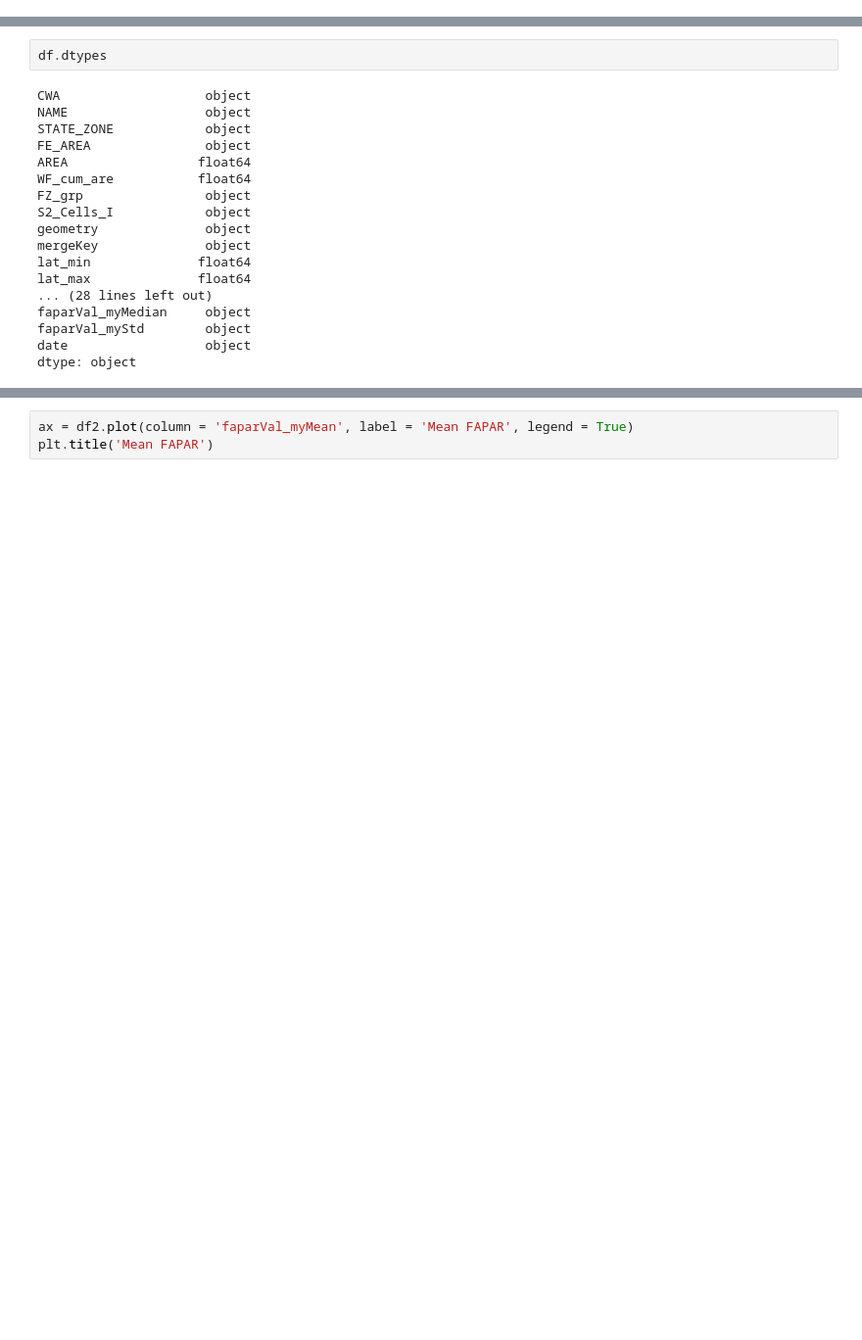
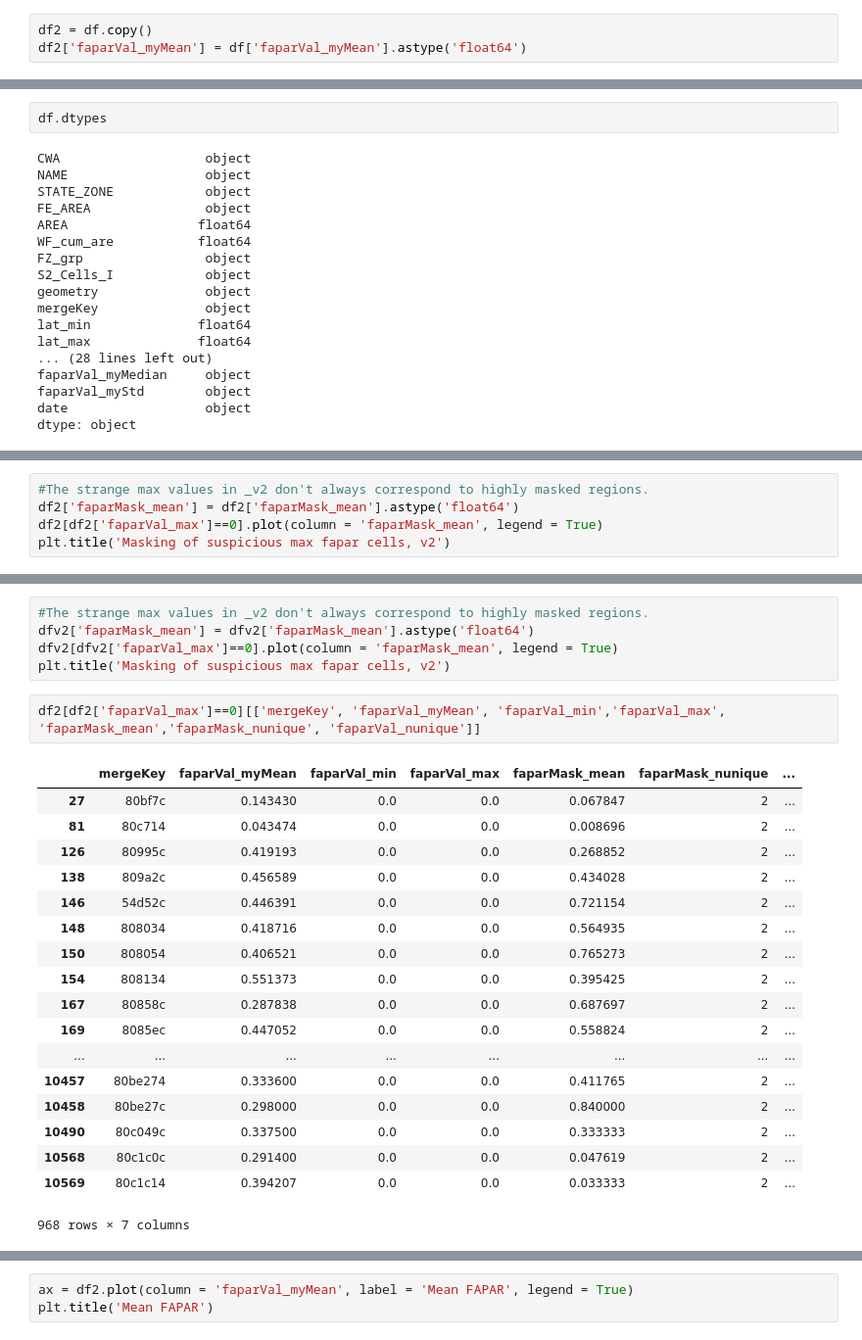
Before and after one commit to jayzuniga/w210_Wildfire, a Jupyter notebook: sat_process/reprocess satdata.ipynb, the cells around one changed output, grey strips where cells are left out. Shown at 98% size. Cells and saved outputs as stored; diff of their text form; blank space fills up the shorter version.

```diff
--- a/sat_process/reprocess satdata.ipynb
+++ b/sat_process/reprocess satdata.ipynb
@@ -1087,6 +1088,9 @@ dtype: object
 # %%
 df2 = df.copy()
 df2['faparVal_myMean'] = df['faparVal_myMean'].astype('float64')
+# %%
+df2 = df.copy()
+df2['faparVal_myMean'] = df['faparVal_myMean'].astype('float64')
 # %%
 df2['faparVal_myMean'].dtype
 # %% [output]
@@ -1113,0 +1146,5 @@ dtype: object
+# %%
+#The strange max values in _v2 don't always correspond to highly masked regions.
+df2['faparMask_mean'] = df2['faparMask_mean'].astype('float64')
+df2[df2['faparVal_max']==0].plot(column = 'faparMask_mean', legend = True)
+plt.title('Masking of suspicious max fapar cells, v2')
@@ -1113,0 +1155,26 @@ dtype: object
+# %%
+#The strange max values in _v2 don't always correspond to highly masked regions.
+dfv2['faparMask_mean'] = dfv2['faparMask_mean'].astype('float64')
+dfv2[dfv2['faparVal_max']==0].plot(column = 'faparMask_mean', legend = True)
+plt.title('Masking of suspicious max fapar cells, v2')
+# %%
+df2[df2['faparVal_max']==0][['mergeKey', 'faparVal_myMean', 'faparVal_min','faparVal_max', 'faparMask_mean','faparMask_nunique', 'faparVal_nunique']]
+# %% [output]
+|  | mergeKey | faparVal_myMean | faparVal_min | faparVal_max | faparMask_mean | faparMask_nunique | ... |
+| 27 | 80bf7c | 0.143430 | 0.0 | 0.0 | 0.067847 | 2 | ... |
+| 81 | 80c714 | 0.043474 | 0.0 | 0.0 | 0.008696 | 2 | ... |
+| 126 | 80995c | 0.419193 | 0.0 | 0.0 | 0.268852 | 2 | ... |
+| 138 | 809a2c | 0.456589 | 0.0 | 0.0 | 0.434028 | 2 | ... |
+| 146 | 54d52c | 0.446391 | 0.0 | 0.0 | 0.721154 | 2 | ... |
+| 148 | 808034 | 0.418716 | 0.0 | 0.0 | 0.564935 | 2 | ... |
+| 150 | 808054 | 0.406521 | 0.0 | 0.0 | 0.765273 | 2 | ... |
+| 154 | 808134 | 0.551373 | 0.0 | 0.0 | 0.395425 | 2 | ... |
+| 167 | 80858c | 0.287838 | 0.0 | 0.0 | 0.687697 | 2 | ... |
+| 169 | 8085ec | 0.447052 | 0.0 | 0.0 | 0.558824 | 2 | ... |
+| ... | ... | ... | ... | ... | ... | ... | ... |
+| 10457 | 80be274 | 0.333600 | 0.0 | 0.0 | 0.411765 | 2 | ... |
+| 10458 | 80be27c | 0.298000 | 0.0 | 0.0 | 0.840000 | 2 | ... |
+| 10490 | 80c049c | 0.337500 | 0.0 | 0.0 | 0.333333 | 2 | ... |
+| 10568 | 80c1c0c | 0.291400 | 0.0 | 0.0 | 0.047619 | 2 | ... |
+| 10569 | 80c1c14 | 0.394207 | 0.0 | 0.0 | 0.033333 | 2 | ... |
+968 rows × 7 columns
```
Also changed, not shown: parts of 32 cells of this notebook, 4 other files.
